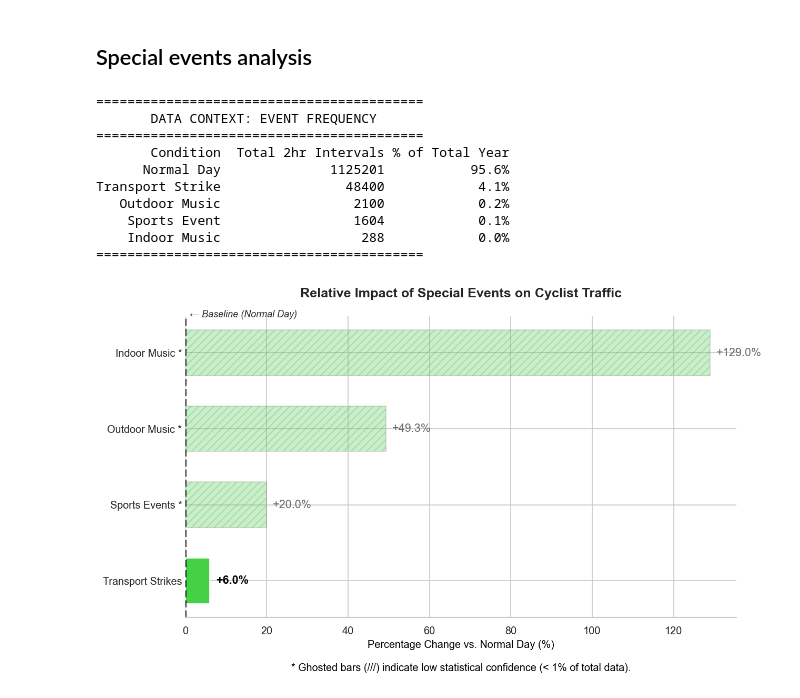
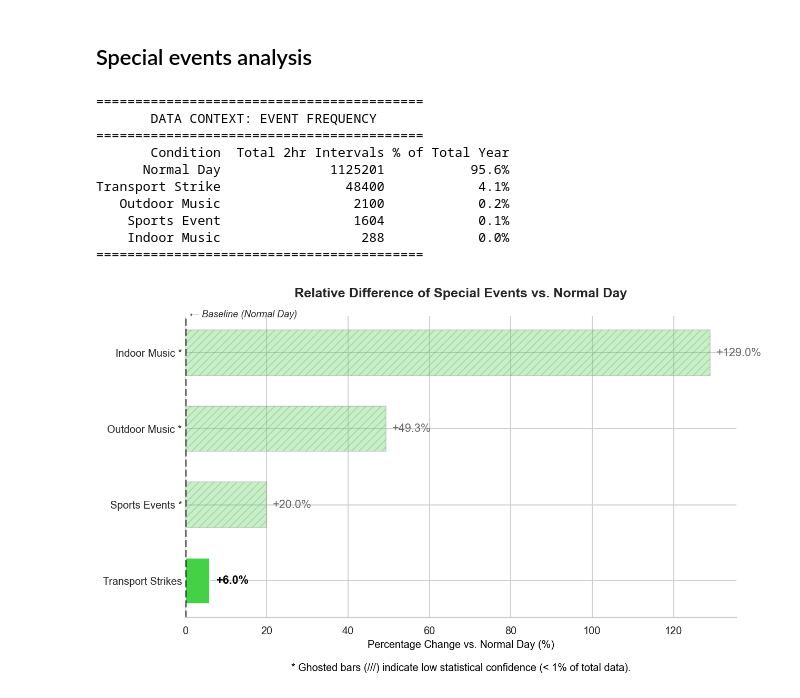
Before and after one commit to annasolodka/mda-cycling-traffic-analysis, a Jupyter notebook: notebooks/03_exploratory_data_analysis.ipynb, the cells around one changed output. Cells and saved outputs as stored; diff of their text form; code cells hidden in the pictures.

```diff
--- a/notebooks/03_exploratory_data_analysis.ipynb
+++ b/notebooks/03_exploratory_data_analysis.ipynb
@@ -1145,7 +1145,7 @@ ax.set_yticklabels(new_y_labels)
 
 ax.axvline(0, color='black', linewidth=2, linestyle='--')
 ax.text(1, len(impact_data)-0.5, '← Baseline (Normal Day)', va='center', fontstyle='italic', fontsize=10)
-ax.set_title("Relative Impact of Special Events on Cyclist Traffic", pad=20, fontsize=14, fontweight='bold')
+ax.set_title("Relative Difference of Special Events vs. Normal Day", pad=20, fontsize=14, fontweight='bold')
 ax.set_xlabel("Percentage Change vs. Normal Day (%)\n\n* Ghosted bars (///) indicate low statistical confidence (< 1% of total data).",
               fontsize=11, color='black')
 
@@ -1154,31 +1154,31 @@ ax.tick_params(axis='y', length=0, labelsize=11)
 
 for i, bar in enumerate(bars):
     width = bar.get_width()
     label_x_pos = width + 1.5 if width > 0 else width - 1.5
     ha = 'left' if width > 0 else 'right'
     text_color = 'dimgray' if impact_data.iloc[i]['% of Year'] < 1.0 else 'black'
     font_weight = 'normal' if impact_data.iloc[i]['% of Year'] < 1.0 else 'bold'
     ax.text(
         label_x_pos,
         bar.get_y() + bar.get_height() / 2,
         f'{width:+.1f}%',
         va='center',
         ha=ha,
         fontweight=font_weight,
         color=text_color
     )
 
 plt.tight_layout()
 plt.show()
 # %% [output]
 ==========================================
        DATA CONTEXT: EVENT FREQUENCY
 ==========================================
        Condition  Total 2hr Intervals % of Total Year
       Normal Day              1125201           95.6%
 Transport Strike                48400            4.1%
    Outdoor Music                 2100            0.2%
     Sports Event                 1604            0.1%
     Indoor Music                  288            0.0%
 ==========================================
-[figure, old version]
+[figure, new version]
```
Also changed, not shown: parts of 2 cells of this notebook.
